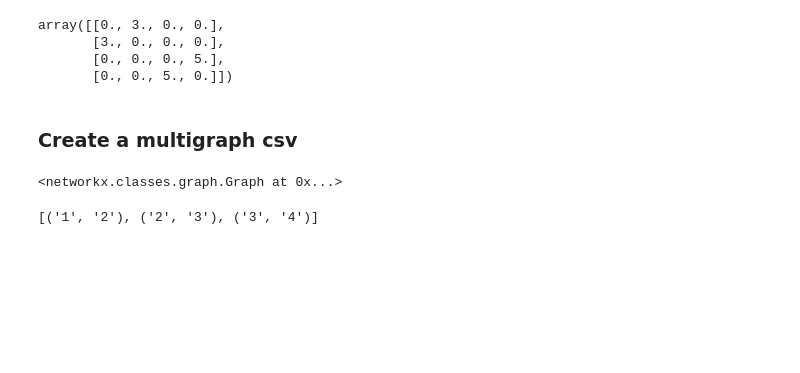
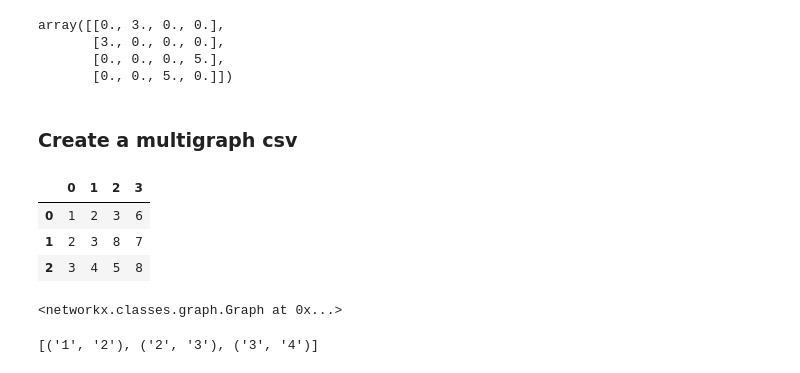
Before and after one commit to dmannan/graphSpec, a Jupyter notebook: CompatilibityOfSpec.ipynb, the cells around one changed output. Drawn from its saved outputs; the diff is of its cells as text; code cells hidden in the pictures; blank space fills up the shorter version.

```diff
--- a/CompatilibityOfSpec.ipynb
+++ b/CompatilibityOfSpec.ipynb
@@ -82,6 +89,14 @@ with open("multiEdgelist.csv",'w') as new_file:
     csv_writer.writerow([1,2,3,6])
     csv_writer.writerow([2,3,8,7])
     csv_writer.writerow([3,4,5,8])
+# %%
+data3 = pd.read_csv("multiEdgelist.csv", header = None)
+data3
+# %% [output]
+|  | 0 | 1 | 2 | 3 |
+| 0 | 1 | 2 | 3 | 6 |
+| 1 | 2 | 3 | 8 | 7 |
+| 2 | 3 | 4 | 5 | 8 |
 # %%
 g3 = nx.read_edgelist("multiEdgelist.csv", delimiter=',', data=(('eweight',float),('gweight', float)))
 g3
```
Also changed, not shown: parts of 5 cells of this notebook.
